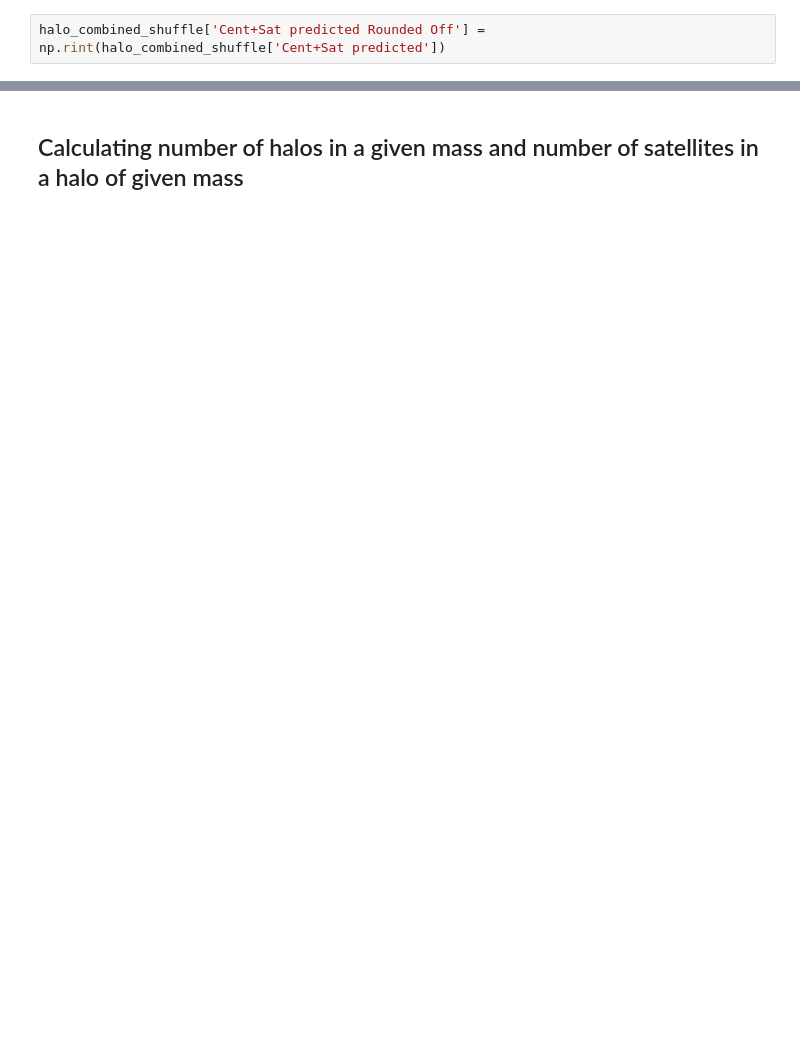
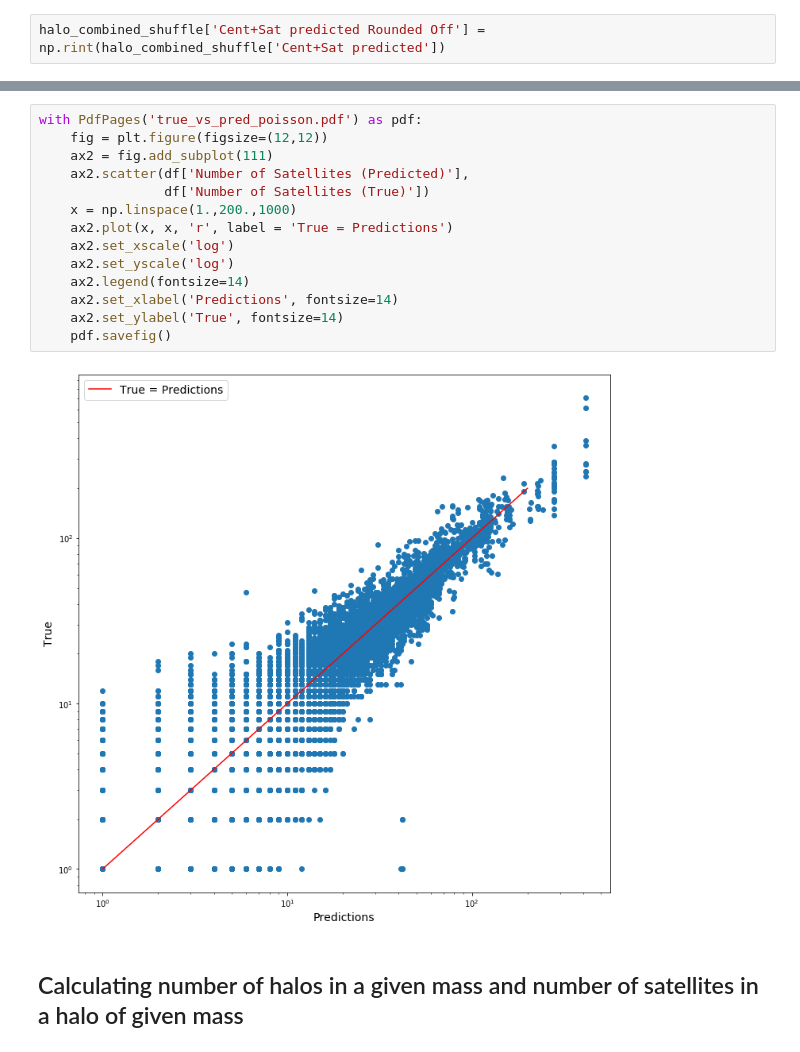
Before and after one commit to burning-river/Assembly_Bias, a Jupyter notebook: notebooks/prediction.ipynb, the cells around one changed output, grey strips where cells are left out. Cells and saved outputs as stored; diff of their text form; blank space fills up the shorter version.

```diff
--- a/notebooks/prediction.ipynb
+++ b/notebooks/prediction.ipynb
@@ -770,3 +800,19 @@ with PdfPages('occupation.png') as png:
+# %%
+with PdfPages('true_vs_pred_poisson.pdf') as pdf:
+    fig = plt.figure(figsize=(12,12))
+    ax2 = fig.add_subplot(111)
+    ax2.scatter(df['Number of Satellites (Predicted)'],
+                df['Number of Satellites (True)'])
+    x = np.linspace(1.,200.,1000)
+    ax2.plot(x, x, 'r', label = 'True = Predictions')
+    ax2.set_xscale('log')
+    ax2.set_yscale('log')
+    ax2.legend(fontsize=14)
+    ax2.set_xlabel('Predictions', fontsize=14)
+    ax2.set_ylabel('True', fontsize=14)
+    pdf.savefig()
+# %% [output]
+[figure, added]
 # %% [markdown]
 ## Calculating number of halos in a given mass and number of satellites in a halo of given mass
 # %%
```
Also changed, not shown: parts of 23 cells of this notebook.
